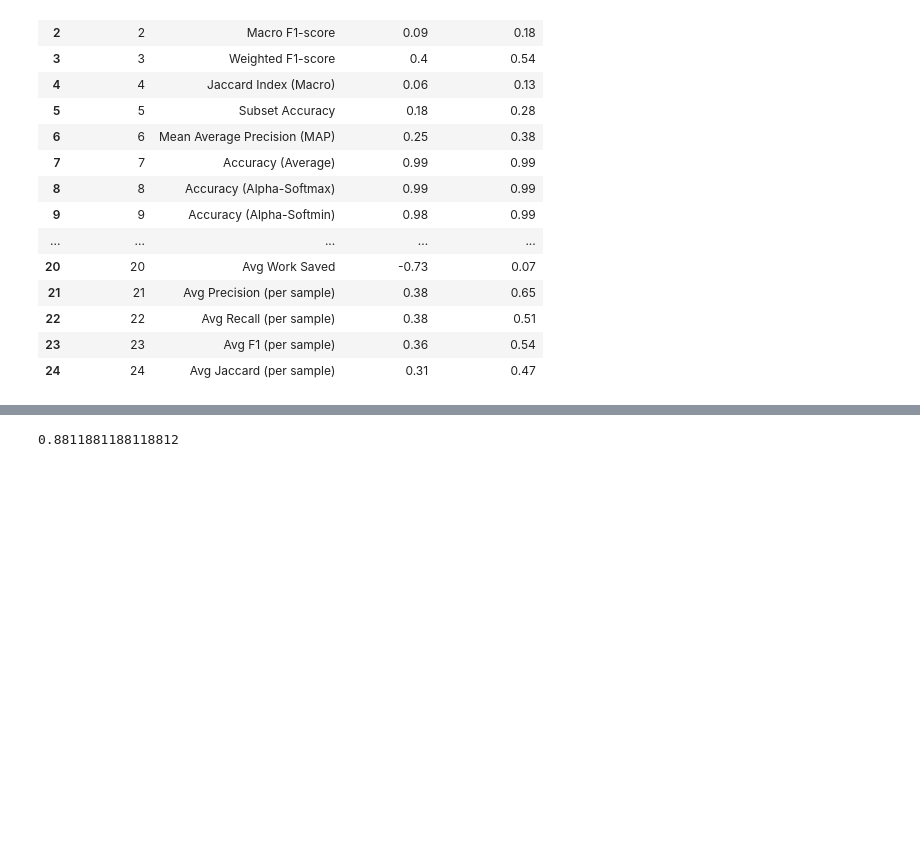
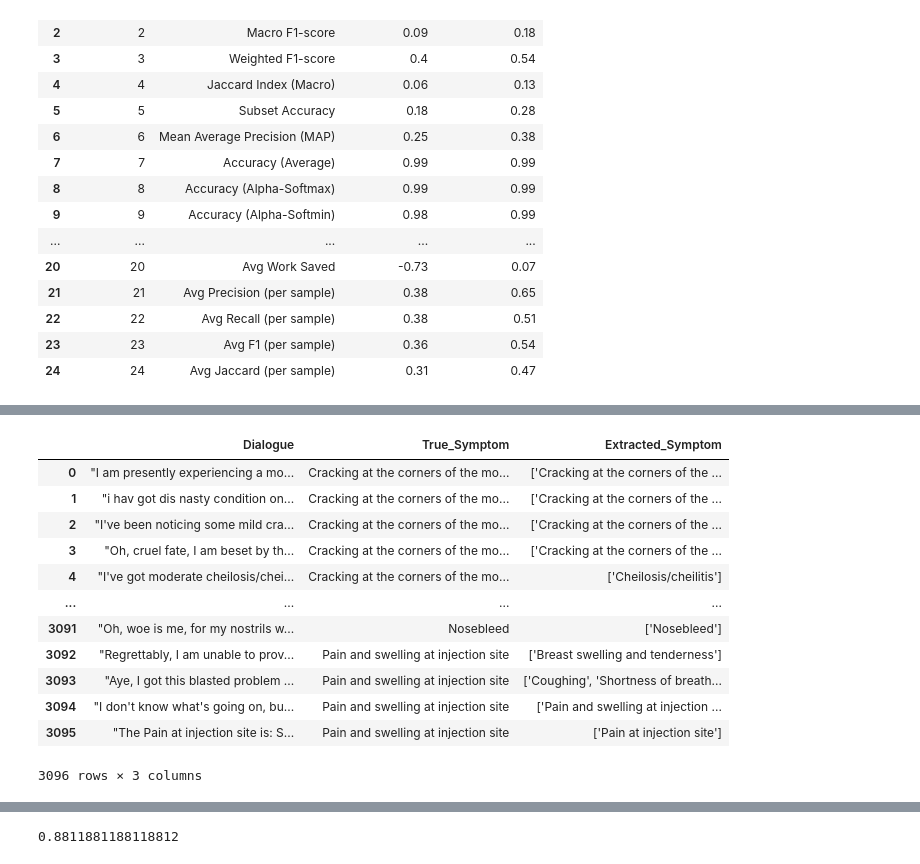
Before and after one commit to ayalaajil/MDS_Project_Mima, a Jupyter notebook: mds_project/evaluation_results.ipynb, the cells around one changed output, grey strips where cells are left out. Drawn from its saved outputs; the diff is of its cells as text; code cells hidden in the pictures; blank space fills up the shorter version.

```diff
--- a/mds_project/evaluation_results.ipynb
+++ b/mds_project/evaluation_results.ipynb
@@ -422,0 +424,16 @@ except Exception as e :
+# %%
+df_path
+# %% [output]
+|  | Dialogue | True_Symptom | Extracted_Symptom |
+| 0 | "I am presently experiencing a mo... | Cracking at the corners of the mo... | ['Cracking at the corners of the ... |
+| 1 | "i hav got dis nasty condition on... | Cracking at the corners of the mo... | ['Cracking at the corners of the ... |
+| 2 | "I've been noticing some mild cra... | Cracking at the corners of the mo... | ['Cracking at the corners of the ... |
+| 3 | "Oh, cruel fate, I am beset by th... | Cracking at the corners of the mo... | ['Cracking at the corners of the ... |
+| 4 | "I've got moderate cheilosis/chei... | Cracking at the corners of the mo... | ['Cheilosis/cheilitis'] |
+| ... | ... | ... | ... |
+| 3091 | "Oh, woe is me, for my nostrils w... | Nosebleed | ['Nosebleed'] |
+| 3092 | "Regrettably, I am unable to prov... | Pain and swelling at injection site | ['Breast swelling and tenderness'] |
+| 3093 | "Aye, I got this blasted problem ... | Pain and swelling at injection site | ['Coughing', 'Shortness of breath... |
+| 3094 | "I don't know what's going on, bu... | Pain and swelling at injection site | ['Pain and swelling at injection ... |
+| 3095 | "The Pain at injection site is: S... | Pain and swelling at injection site | ['Pain at injection site'] |
+3096 rows × 3 columns
```
Also changed, not shown: parts of 8 cells of this notebook, 14 other files.
